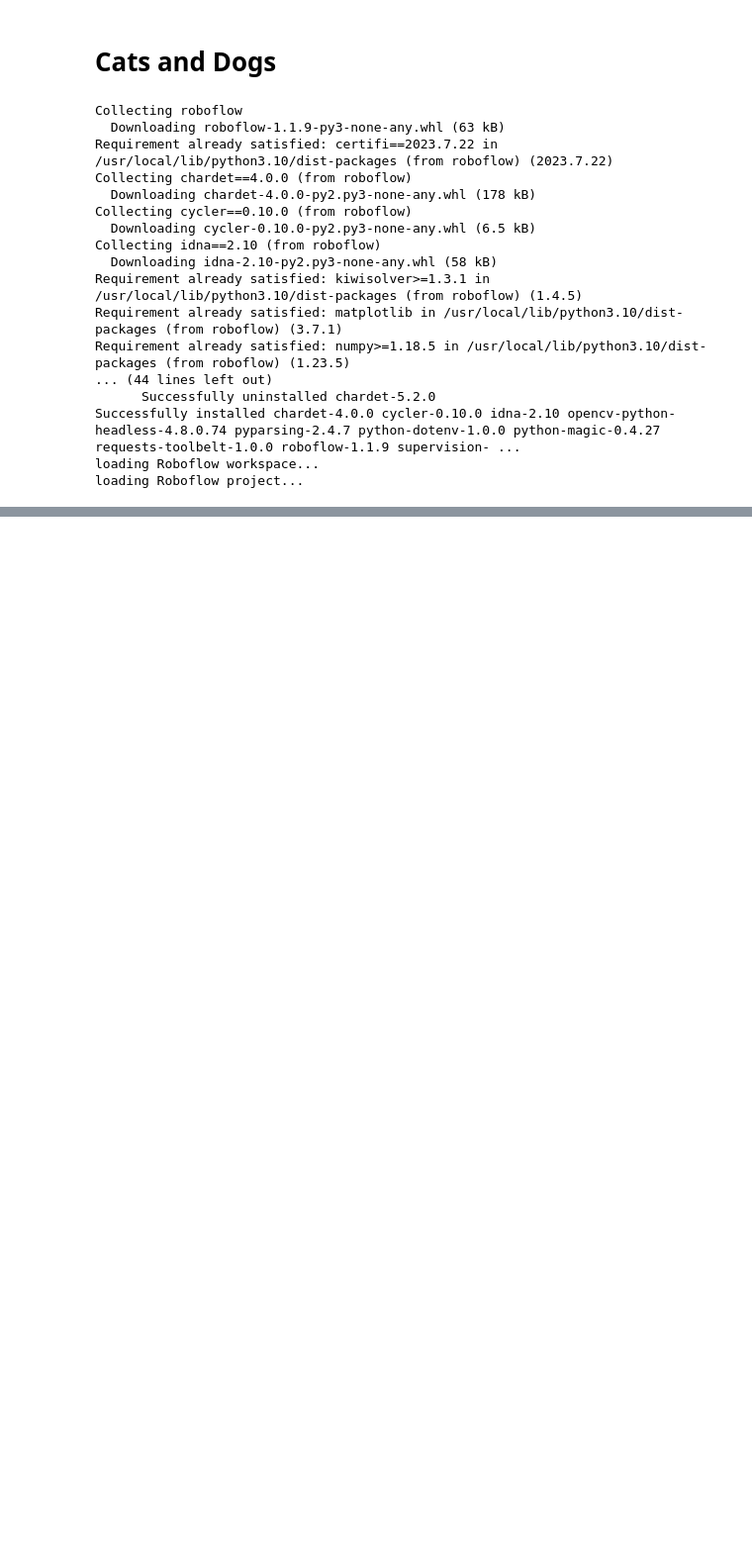
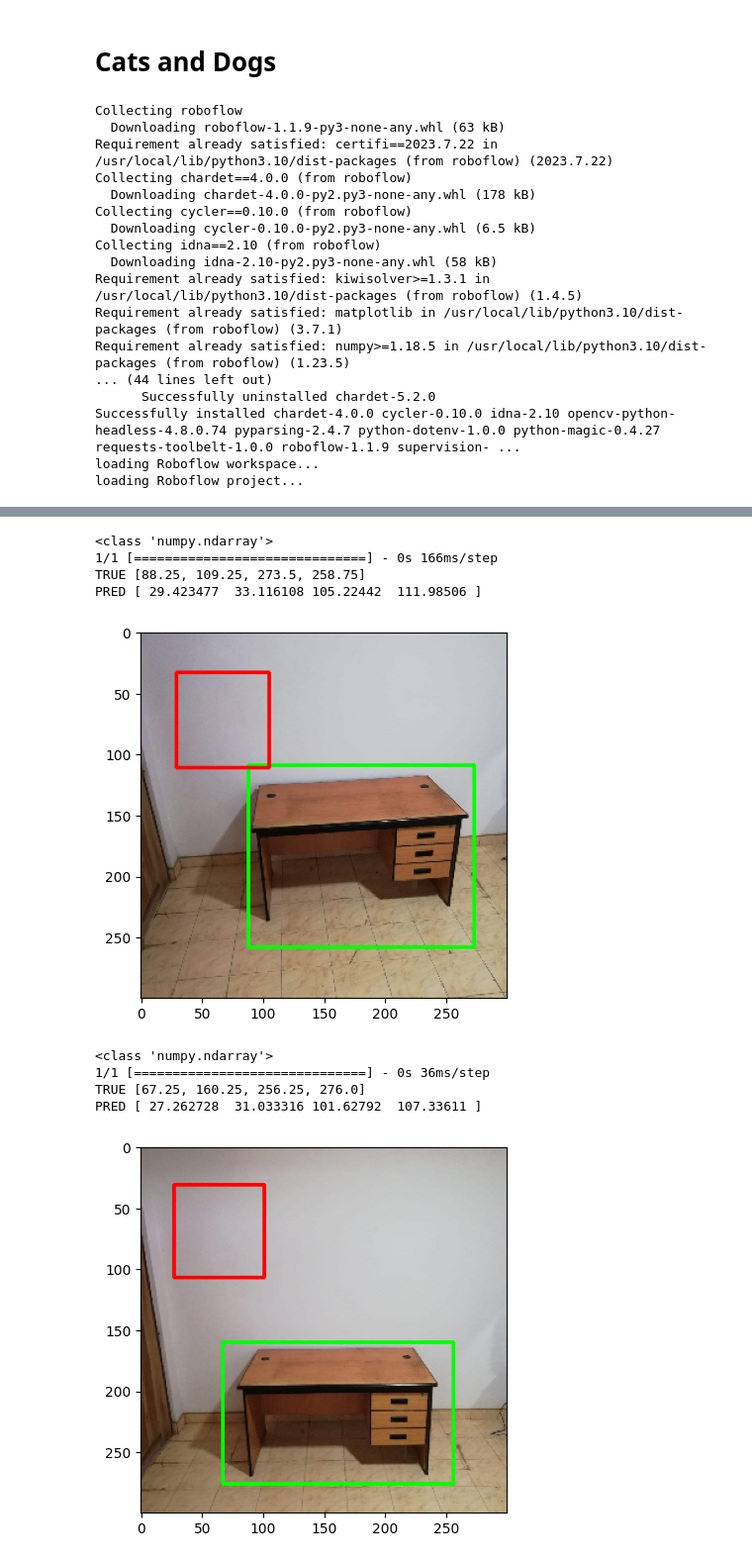
Before and after one commit to Tan-Yu/BirD, a Jupyter notebook: GWU_NN_Project_To_Be_Submitted.ipynb, the cells around one changed output, grey strips where cells are left out. Shown at 99% size. Drawn from its saved outputs; the diff is of its cells as text; code cells hidden in the pictures; blank space fills up the shorter version.

```diff
--- a/GWU_NN_Project_To_Be_Submitted.ipynb
+++ b/GWU_NN_Project_To_Be_Submitted.ipynb
@@ -261,0 +490,60 @@ Predicted Box  [ 61.258293  92.94408  252.27737  257.453   ]
+# %%
+def plot_bounding_boxes(image_array, true_bbox, pred_bbox):
+    # Convert image array to uint8 for compatibility with OpenCV
+    img = (image_array * 255).astype(np.uint8)
+
+    # True bounding box
+    true_xmin, true_ymin, true_xmax, true_ymax = true_bbox
+    cv2.rectangle(img, (int(true_xmin), int(true_ymin)), (int(true_xmax), int(true_ymax)), (0, 255, 0), 2)
+
+    # Predicted bounding box
+    pred_xmin, pred_ymin, pred_xmax, pred_ymax = pred_bbox
+    cv2.rectangle(img, (int(pred_xmin), int(pred_ymin)), (int(pred_xmax), int(pred_ymax)), (255, 0, 0), 2)
+
+    # Invert the y-axis
+    # img = cv2.flip(img, 0)
+
+    plt.imshow(img)
+    plt.show()
+
+# Function to load and preprocess an image
+def load_and_preprocess_image(image_path):
+    img = image.load_img(image_path, target_size=(300, 300))
+    img_array = image.img_to_array(img)
+    img_array = np.expand_dims(img_array, axis=0)
+    return img_array / 255.0  # Normalize the pixel values to [0, 1]
+
+
+i = 0
+for index, row in valid_annotations.iterrows():
+    if i == 2:
+        break
+
+    image_path = os.path.join(data_path, 'valid', row['filename'])
+    true_bbox = [row['xmin'], row['ymin'], row['xmax'], row['ymax']]
+
+    # Load and preprocess the image
+    img_array = load_and_preprocess_image(image_path)
+    print(type(img_array))
+    # Predict bounding box
+    pred_bbox = model.predict(img_array)[0]
+
+    print("TRUE", true_bbox)
+    print("PRED", pred_bbox)
+
+    # Plot true and predicted bounding boxes using img_array
+    plot_bounding_boxes(img_array[0], true_bbox, pred_bbox)
+
+
+    i += 1
+# %% [output]
+<class 'numpy.ndarray'>
+1/1 [==============================] - 0s 166ms/step
+TRUE [88.25, 109.25, 273.5, 258.75]
+PRED [ 29.423477  33.116108 105.22442  111.98506 ]
+[figure, added]
+<class 'numpy.ndarray'>
+1/1 [==============================] - 0s 36ms/step
+TRUE [67.25, 160.25, 256.25, 276.0]
+PRED [ 27.262728  31.033316 101.62792  107.33611 ]
+[figure, added]
```
Also changed, not shown: parts of 8 cells of this notebook.
